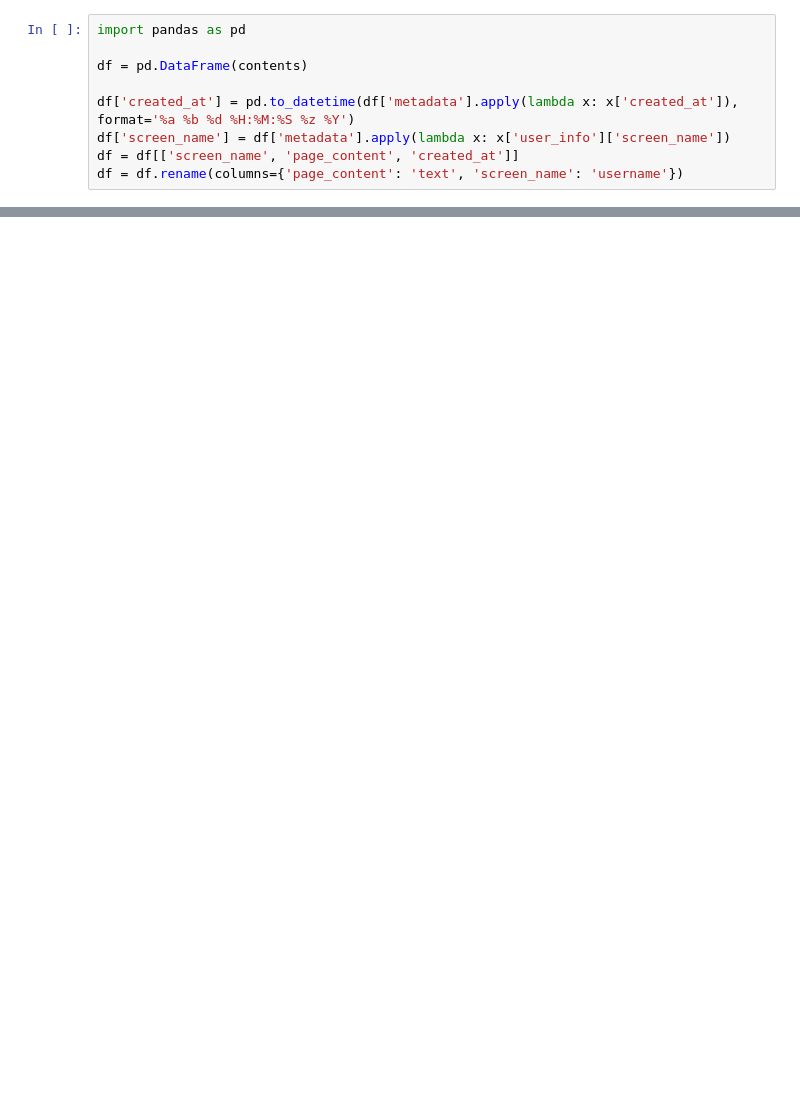
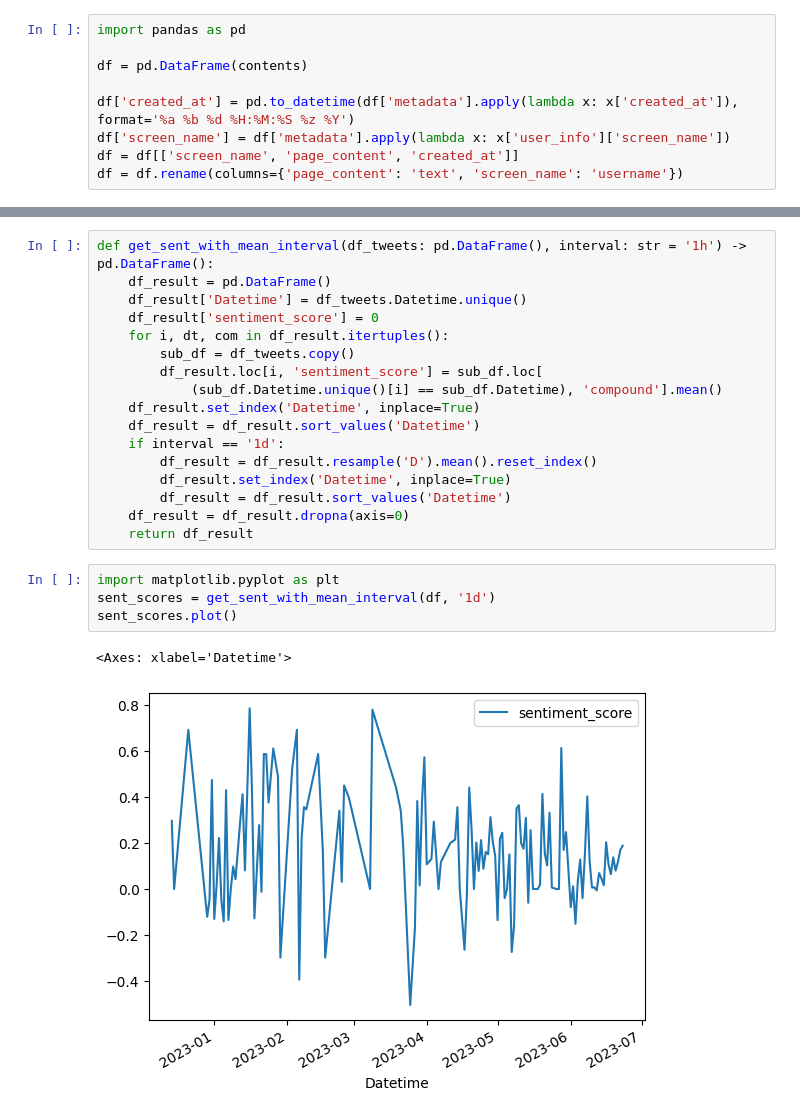
Before and after one commit to kozanakyel/KZ-Engine-Financial-AI-Assistant, a Jupyter notebook: twitter-sentiment/twitter-study.ipynb, the cells around one changed output, grey strips where cells are left out. Drawn from its saved outputs; the diff is of its cells as text; blank space fills up the shorter version.

```diff
--- a/twitter-sentiment/twitter-study.ipynb
+++ b/twitter-sentiment/twitter-study.ipynb
@@ -126,0 +170,24 @@ df
+# %%
+def get_sent_with_mean_interval(df_tweets: pd.DataFrame(), interval: str = '1h') -> pd.DataFrame():
+    df_result = pd.DataFrame()
+    df_result['Datetime'] = df_tweets.Datetime.unique()
+    df_result['sentiment_score'] = 0
+    for i, dt, com in df_result.itertuples():
+        sub_df = df_tweets.copy()
+        df_result.loc[i, 'sentiment_score'] = sub_df.loc[
+            (sub_df.Datetime.unique()[i] == sub_df.Datetime), 'compound'].mean()
+    df_result.set_index('Datetime', inplace=True)
+    df_result = df_result.sort_values('Datetime')
+    if interval == '1d':
+        df_result = df_result.resample('D').mean().reset_index()
+        df_result.set_index('Datetime', inplace=True)
+        df_result = df_result.sort_values('Datetime')
+    df_result = df_result.dropna(axis=0)
+    return df_result
+# %%
+import matplotlib.pyplot as plt
+sent_scores = get_sent_with_mean_interval(df, '1d')
+sent_scores.plot()
+# %% [output]
+<Axes: xlabel='Datetime'>
+[figure, added]
```
Also changed, not shown: parts of 9 cells of this notebook, 1 other file.
